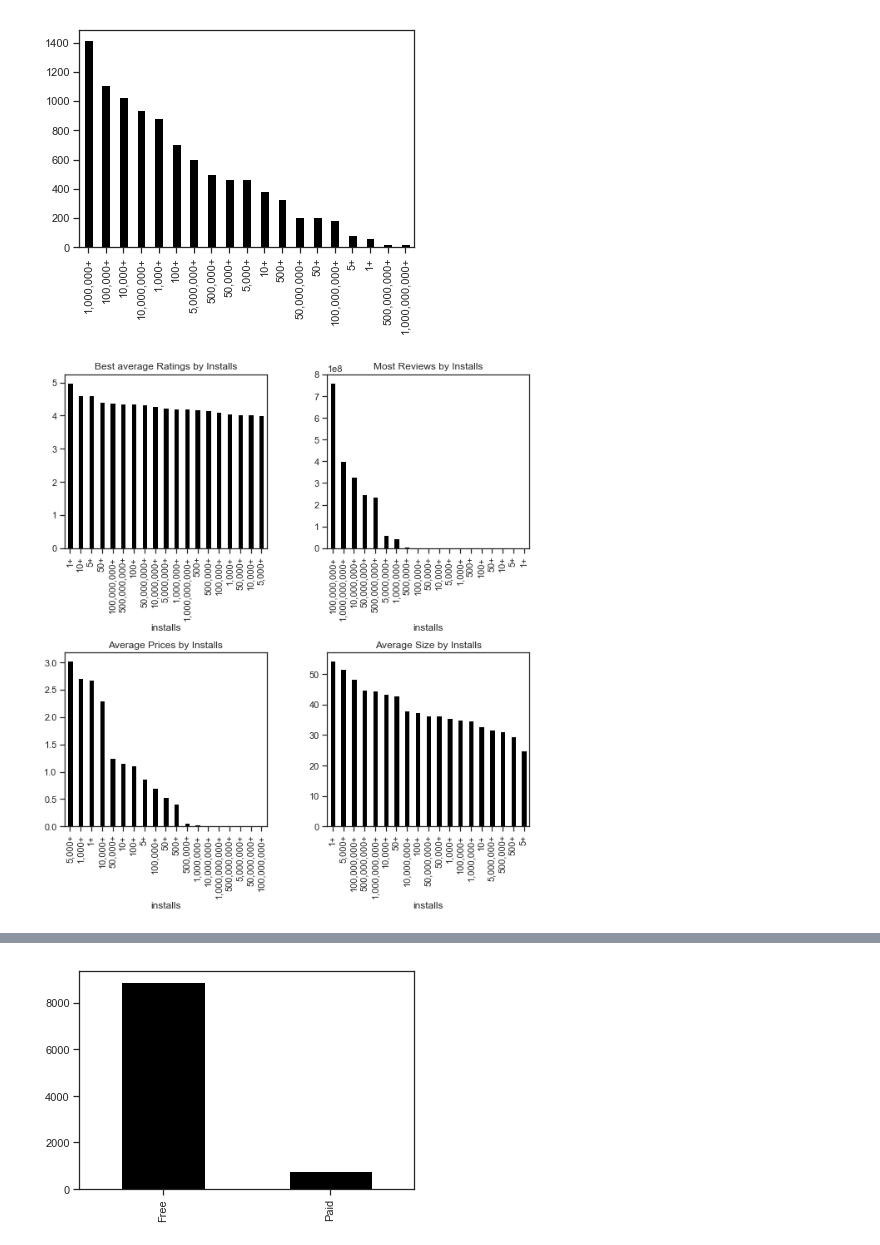
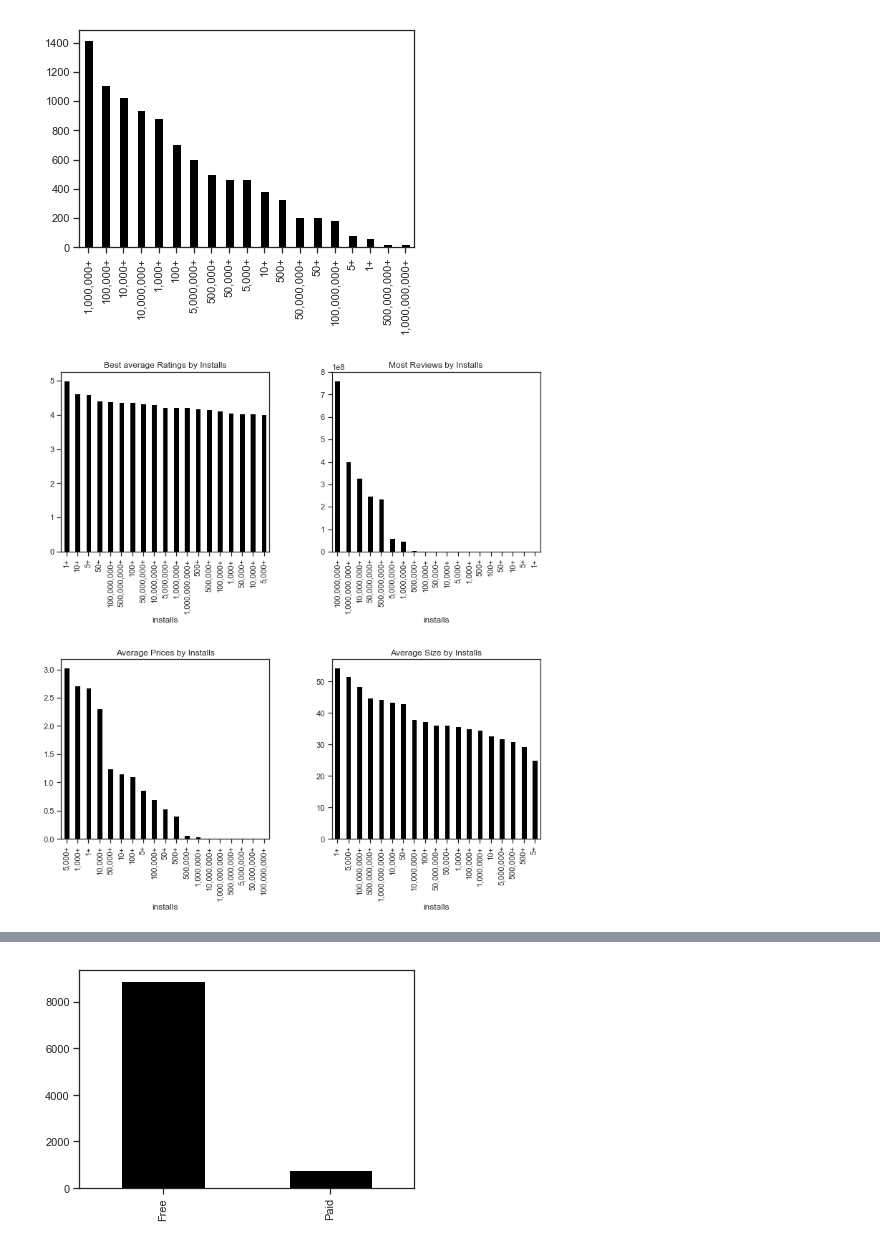
Before and after one commit to igorstojanovic91/google-play-store, a Jupyter notebook: Google Play Store Aanalysis.ipynb, the cells around one changed output, grey strips where cells are left out. Cells and saved outputs as stored; diff of their text form; code cells hidden in the pictures.

```diff
--- a/Google Play Store Aanalysis.ipynb
+++ b/Google Play Store Aanalysis.ipynb
@@ -787,33 +902,33 @@ df.installs.value_counts().plot(kind='bar', color = 'black');
 # %% [output]
 [figure]
 # %%
-fig, axes = plt.subplots(nrows=2, ncols=2,figsize=(10,10)) # create 2x2 array of subplots
+fig, axes = plt.subplots(nrows=2, ncols=2,figsize=(12,12)) # create 2x2 array of subplots
 
 df.groupby('installs')['rating'].mean().sort_values(ascending=False).plot(kind='bar',
                                                                           color='black',
                                                                           title='Best average Ratings by Installs',
                                                                           ax=axes[0,0])
 
 df.groupby('installs')['reviews'].sum().sort_values(ascending=False).plot(kind='bar',
                                                                           color='black',
                                                                           title='Most Reviews by Installs',
                                                                           ax=axes[0,1])
 
 df.groupby('installs')['price'].mean().sort_values(ascending=False).plot(kind='bar',
                                                                          color='black',
                                                                          title='Average Prices by Installs',
                                                                          ax=axes[1,0])
 
 df.groupby('installs')['size'].mean().sort_values(ascending=False).plot(kind='bar',
                                                                         color='black',
                                                                         title='Average Size by Installs',
                                                                         ax=axes[1,1])
 #plt.title('Average Size by Installs')
 
 
 
 plt.subplots_adjust(hspace = 0.6, wspace=0.3)
 
 plt.show()
 # %% [output]
-[figure, old version]
+[figure, new version]
```
Also changed, not shown: parts of 13 cells of this notebook.
